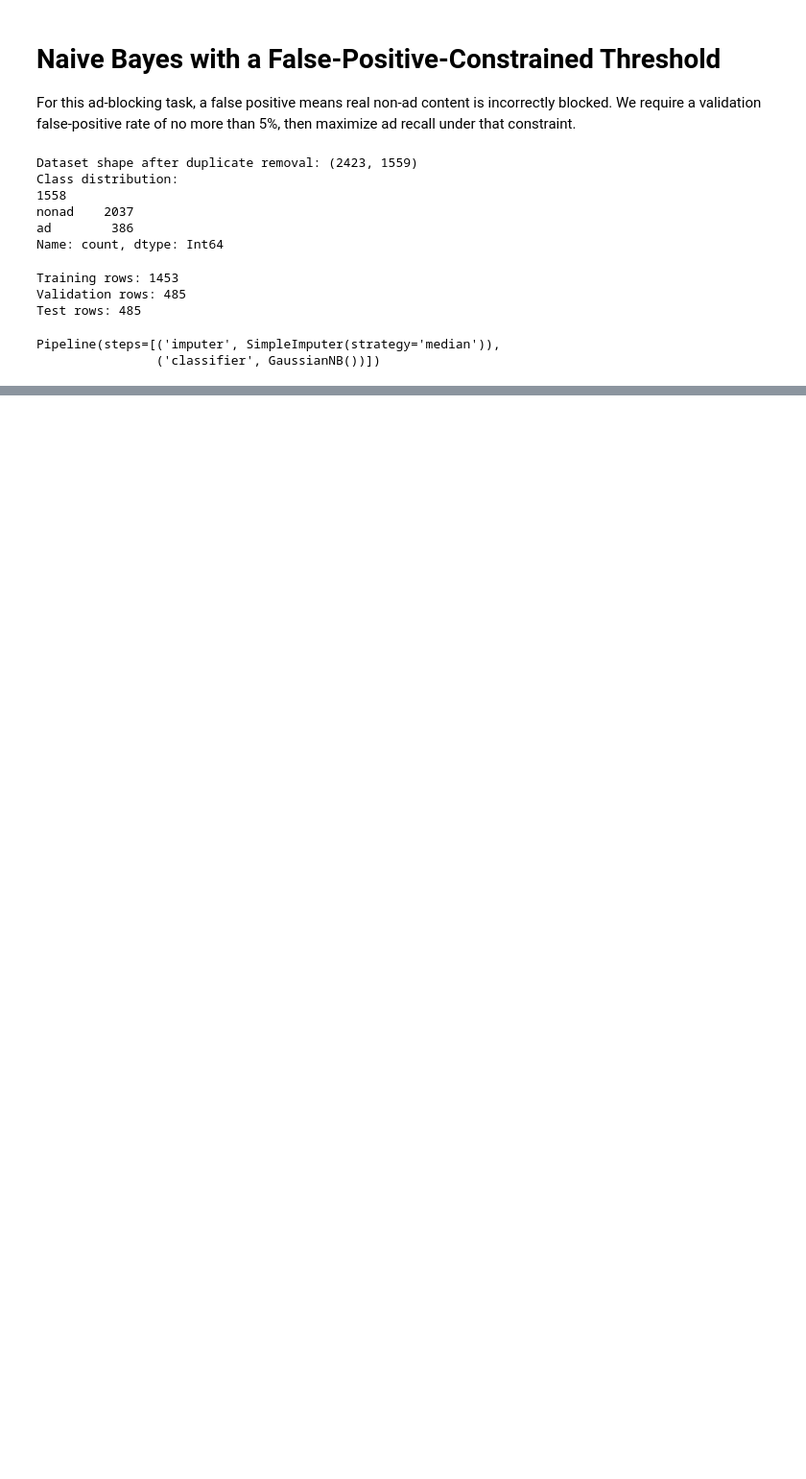
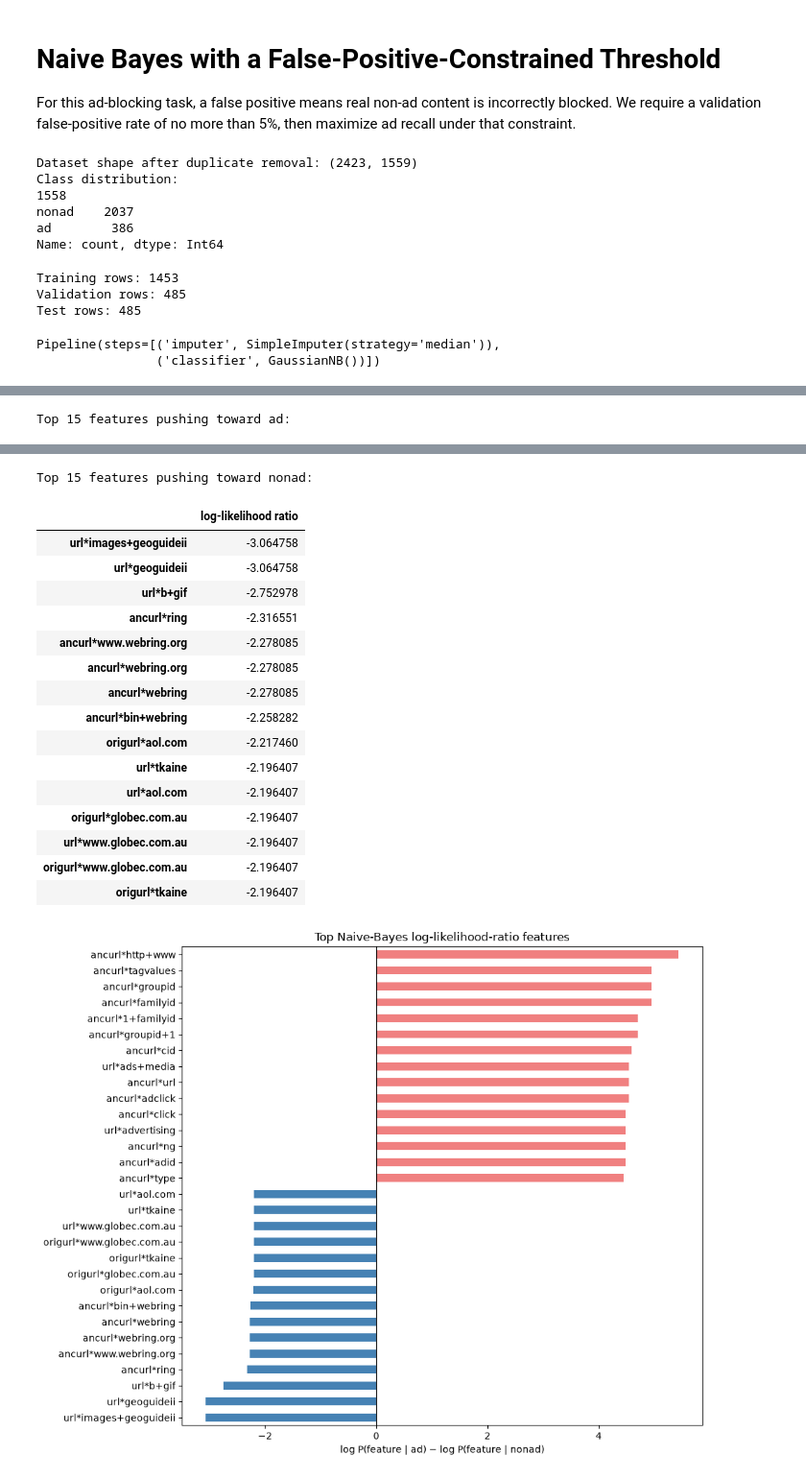
Before and after one commit to prakhar7788/webadvertismentblocker-, a Jupyter notebook: ml/naivevayesclassifier.ipynb, the cells around one changed output, grey strips where cells are left out. Shown at 96% size. Cells and saved outputs as stored; diff of their text form; code cells hidden in the pictures; blank space fills up the shorter version.

```diff
--- a/ml/naivevayesclassifier.ipynb
+++ b/ml/naivevayesclassifier.ipynb
@@ -123,0 +446,48 @@ weighted avg       0.88      0.80      0.82       485
+# %%
+nb_clf = best_model.named_steps["classifier"]
+feature_names = best_model.named_steps["preprocessor"].get_feature_names_out()
+
+ad_pos = list(nb_clf.classes_).index(1)
+nonad_pos = list(nb_clf.classes_).index(0)
+log_lr = nb_clf.feature_log_prob_[ad_pos] - nb_clf.feature_log_prob_[nonad_pos]
+lr = pd.Series(log_lr, index=feature_names)
+
+# Map the generic binary_N labels to the real token names listed in ad.names
+# (the same parsing used in the EDA notebook), so the interpretation is verifiable.
+import re
+display_names = {c: c for c in lr.index}
+for p in [Path.cwd() / "ml" / "dataset" / "ad.names",
+          Path.cwd() / "dataset" / "ad.names"]:
+    if p.exists():
+        attr = []
+        for line in p.read_text(encoding="latin-1").splitlines():
+            m = re.match(r"^\s*(.+?):\s*(?:continuous|0,1)\.", line)
+            if m:
+                attr.append(m.group(1).strip())
+        if len(attr) == X.shape[1]:
+            display_names = {
+                X.columns[j]: (X.columns[j] if X.columns[j] in CONTINUOUS_FEATURES
+                               else attr[j])
+                for j in range(X.shape[1])
+            }
+        break
+lr.index = [display_names.get(c, c) for c in lr.index]
+
+print("Top 15 features pushing toward ad:")
+display(lr.sort_values(ascending=False).head(15).to_frame("log-likelihood ratio"))
+print("Top 15 features pushing toward nonad:")
+display(lr.sort_values(ascending=True).head(15).to_frame("log-likelihood ratio"))
+
+top_features = pd.concat([
+    lr.sort_values(ascending=False).head(15),
+    lr.sort_values(ascending=True).head(15),
+]).sort_values()
+plt.figure(figsize=(10, 8))
+top_features.plot(kind="barh", color=["steelblue"] * 15 + ["lightcoral"] * 15)
+plt.axvline(0, color="black", linewidth=0.8)
+plt.xlabel("log P(feature | ad) − log P(feature | nonad)")
+plt.title("Top Naive-Bayes log-likelihood-ratio features")
+plt.tight_layout()
+plt.show()
+# %% [output]
+Top 15 features pushing toward ad:
@@ -123,0 +510,18 @@ weighted avg       0.88      0.80      0.82       485
+Top 15 features pushing toward nonad:
+|  | log-likelihood ratio |
+| url*images+geoguideii | -3.064758 |
+| url*geoguideii | -3.064758 |
+| url*b+gif | -2.752978 |
+| ancurl*ring | -2.316551 |
+| ancurl*www.webring.org | -2.278085 |
+| ancurl*webring.org | -2.278085 |
+| ancurl*webring | -2.278085 |
+| ancurl*bin+webring | -2.258282 |
+| origurl*aol.com | -2.217460 |
+| url*tkaine | -2.196407 |
+| url*aol.com | -2.196407 |
+| origurl*globec.com.au | -2.196407 |
+| url*www.globec.com.au | -2.196407 |
+| origurl*www.globec.com.au | -2.196407 |
+| origurl*tkaine | -2.196407 |
+[figure, added]
```
Also changed, not shown: parts of 21 cells of this notebook, 6 other files.
